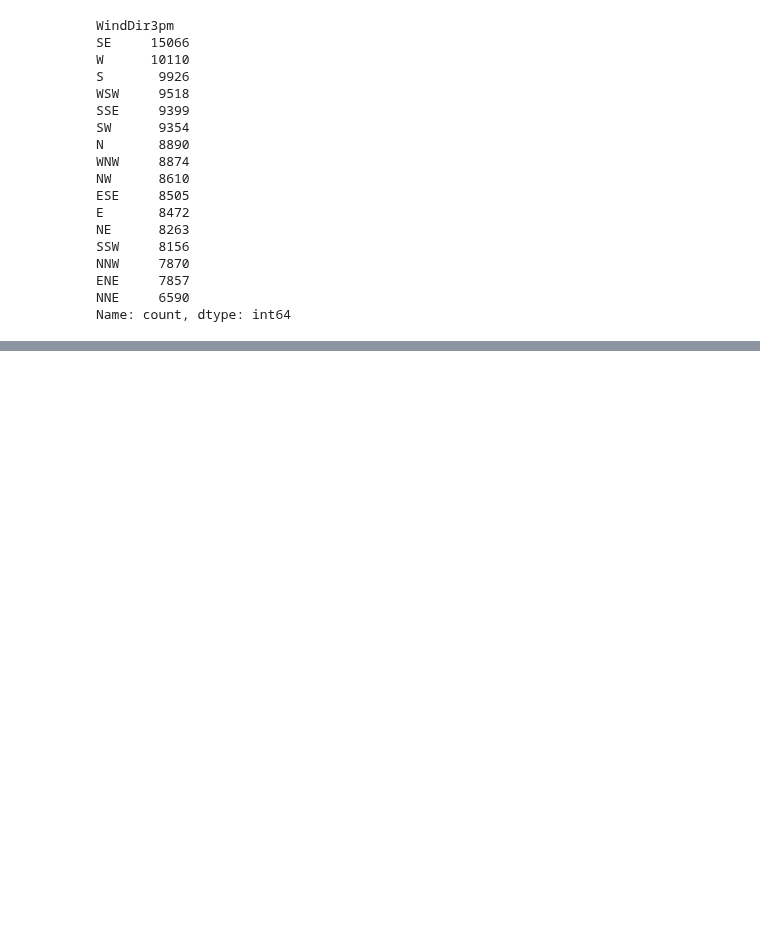
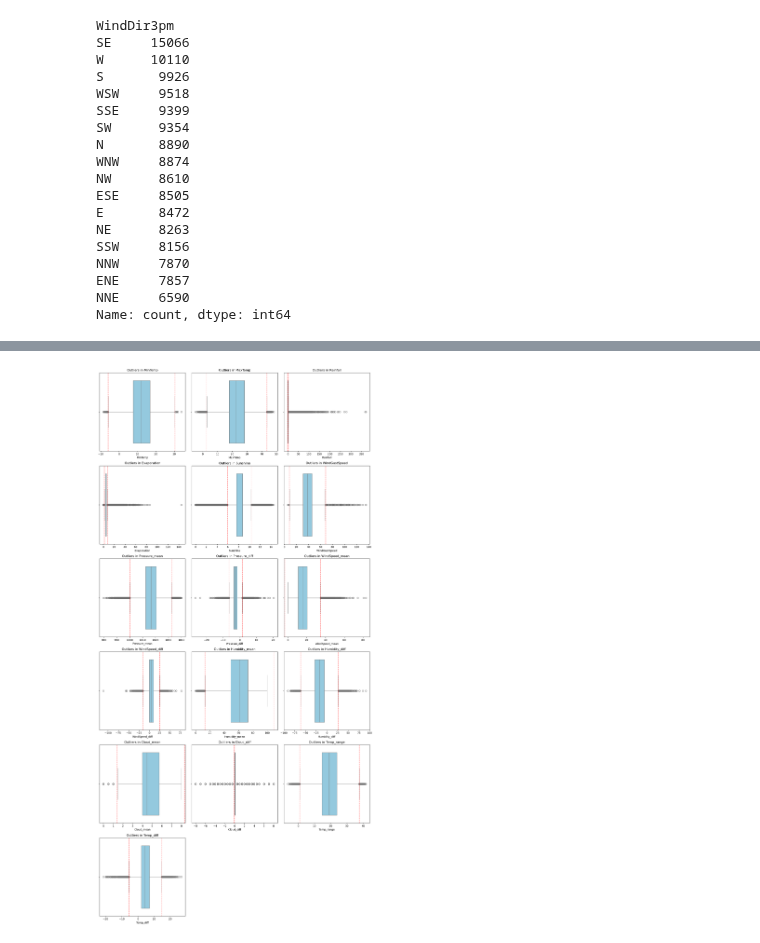
Before and after one commit to pradip-pawar1/End-to-End-Rainfall-Prediction, a Jupyter notebook: notebook/analysis.ipynb, the cells around one changed output, grey strips where cells are left out. Saved outputs shown, nothing was run; the diff lists cells and outputs as text; code cells hidden in the pictures; blank space fills up the shorter version.

```diff
--- a/notebook/analysis.ipynb
+++ b/notebook/analysis.ipynb
@@ -241,0 +401,12 @@ memory usage: 23.9+ MB
+# %%
+cols = ['MinTemp', 'MaxTemp', 'Rainfall', 'Evaporation', 'Sunshine',
+       'WindGustSpeed', 'Pressure_mean', 'Pressure_diff',
+       'WindSpeed_mean', 'WindSpeed_diff', 'Humidity_mean', 'Humidity_diff',
+       'Cloud_mean', 'Cloud_diff', 'Temp_range', 'Temp_diff']
+# %%
+from outliers import OutlierDetector
+
+detector = OutlierDetector(df)
+limits = detector.find_fences(columns=cols, plot=True)
+# %% [output]
+[figure, added]
```
Also changed, not shown: parts of 46 cells of this notebook, 5 other files.
